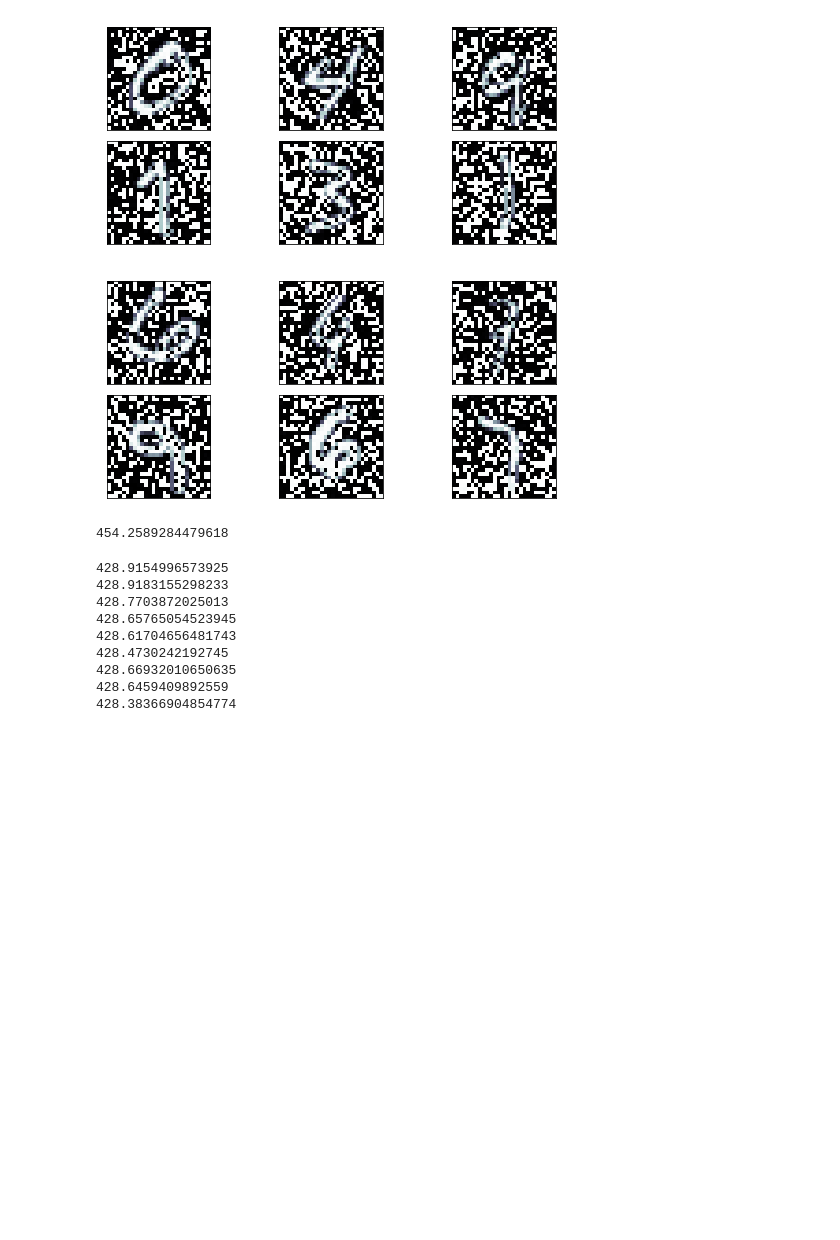
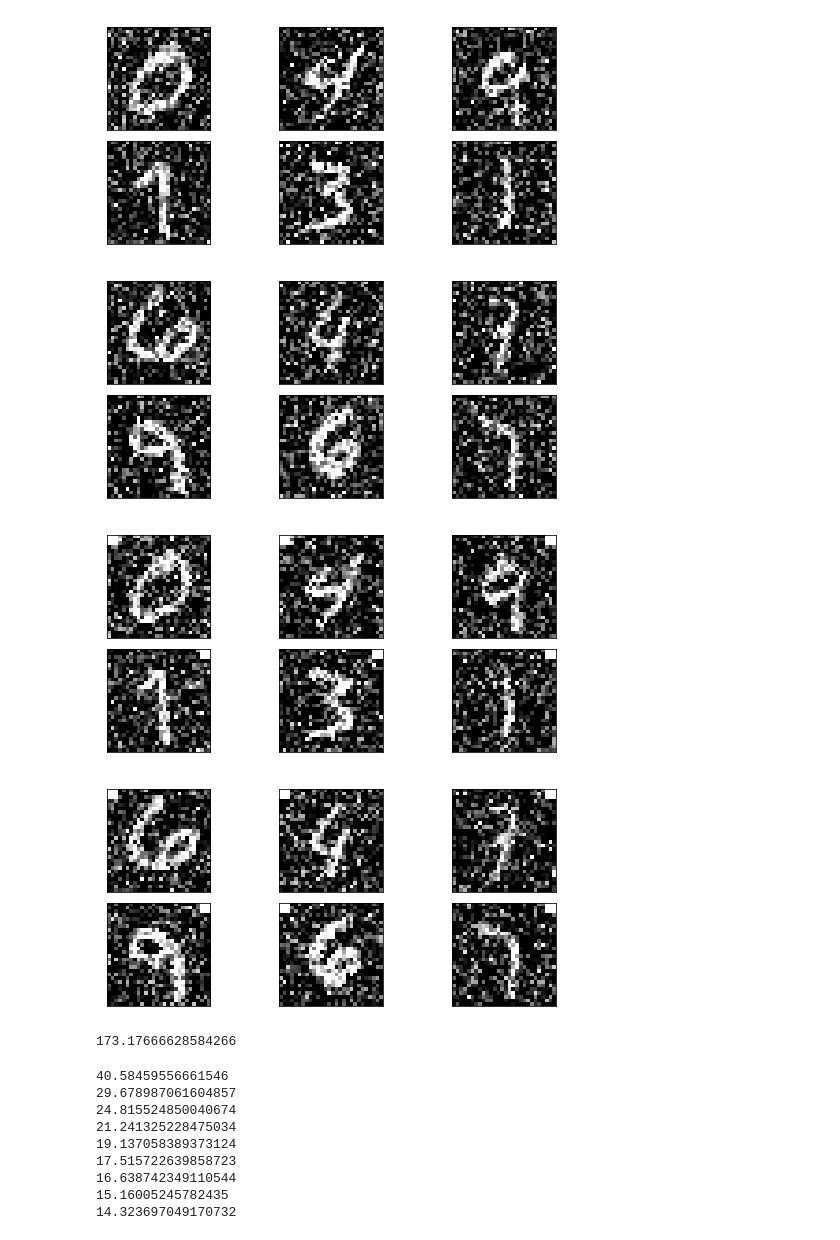
Before and after one commit to akshay-d-khare/Domain-adaptation, a Jupyter notebook: Exp_3_LinearModel_MNIST_alpha.ipynb, the cells around one changed output. Cells and saved outputs as stored; diff of their text form; code cells hidden in the pictures; blank space fills up the shorter version.

```diff
--- a/Exp_3_LinearModel_MNIST_alpha.ipynb
+++ b/Exp_3_LinearModel_MNIST_alpha.ipynb
@@ -39,4 +44,5 @@
 # %%
+alpha = 100 # taking 150 because visually makes more sense for human eye
 import numpy as np
 import matplotlib.pyplot as plt
 import torch
@@ -58,2 +74,8 @@ testset.targets[np.where(testset.targets %2 == 0)[0].tolist()] = 0
+# %%
+# Converting the data type to float in order to be able to add Gaussian noise
+trainset.data = trainset.data.type(torch.float64)
+testset.data = testset.data.type(torch.float64)
+trainset_forpatch.data = trainset_forpatch.data.type(torch.float64)
+testset_forpatch.data = testset_forpatch.data.type(torch.float64)
 # %%
 # Generating MNIST_bin(alpha)
@@ -96,33 +118,51 @@ def GaussianNoise_alpha_patch(trainset1, testset1): # Feed in the data with gaus
 # %%
 # Creating the bin data
-train_MN, test_MN = GaussianNoise_alpha(trainset, testset, 3)
-trainset.data = train_MN
-testset.data = test_MN
+train_bin, test_bin = GaussianNoise_alpha(trainset, testset, alpha)
 
 # # Creating the bin data with patches
-# train_MN_patch, test_MN_patch = GaussianNoise_alpha_patch(train_MN_bin, test_MN_bin)
-# train_MN_bin_patch = trainset
-# train_MN_bin_patch.data = train_MN_patch
-# test_MN_bin_patch = testset
-# test_MN_bin_patch.data = test_MN
+train_inter, test_inter = GaussianNoise_alpha(trainset_forpatch, testset_forpatch, alpha)
+train_bin_patch, test_bin_patch = GaussianNoise_alpha_patch(train_inter, test_inter)
+# %%
+# Converting the data type back to unit8...
+
+train_bin.data = train_bin.data.type(torch.uint8)
+test_bin.data = test_bin.data.type(torch.uint8)
+train_bin_patch.data = train_bin_patch.data.type(torch.uint8)
+test_bin_patch.data = test_bin_patch.data.type(torch.uint8)
 # %%
 # Plot random train and test images
 # Training images
 fig, axes = plt.subplots(2, 3, figsize=(9, 4),
                          subplot_kw={'xticks':[], 'yticks':[]},
                          gridspec_kw=dict(hspace=0.1, wspace=0.1))
 for i, ax in zip([1, 115, 460, 212, 130, 10020], axes.flat):
-    ax.imshow(trainset.data[i], cmap='bone')
+    ax.imshow(train_bin.data[i], cmap='gray')
+
+#Test images without patch
+fig, axes = plt.subplots(2, 3, figsize=(9, 4),
+                         subplot_kw={'xticks':[], 'yticks':[]},
+                         gridspec_kw=dict(hspace=0.1, wspace=0.1))
+for i, ax in zip([201, 115, 1500, 212, 130, 122], axes.flat):
+    ax.imshow(test_bin.data[i], cmap='gray')
+
+# Training images
+fig, axes = plt.subplots(2, 3, figsize=(9, 4),
+                         subplot_kw={'xticks':[], 'yticks':[]},
+                         gridspec_kw=dict(hspace=0.1, wspace=0.1))
+for i, ax in zip([1, 115, 460, 212, 130, 10020], axes.flat):
+    ax.imshow(train_bin_patch.data[i], cmap='gray')
 
 # Test images without patch
 fig, axes = plt.subplots(2, 3, figsize=(9, 4),
                          subplot_kw={'xticks':[], 'yticks':[]},
                          gridspec_kw=dict(hspace=0.1, wspace=0.1))
 for i, ax in zip([201, 115, 1500, 212, 130, 122], axes.flat):
-    ax.imshow(testset.data[i], cmap='bone')
+    ax.imshow(test_bin_patch.data[i], cmap='gray')
 # %% [output]
-[figure, old version]
+[figure, new version]
-[figure, old version]
+[figure, new version]
+[figure, added]
+[figure, added]
 # %%
 # Assign data to data loader
 
@@ -154,19 +234,19 @@ optimizer = optim.Adam(model.parameters(), lr = 0.001)
 # %%
 n_epochs = 10
+lmbda = 500
 
 for epochs in range(n_epochs):
 
   running_loss = 0
 
-  for batch in trainloader:
+  for batch in trainloader_patch:
     data, targets = batch
 
     optimizer.zero_grad()
 
-    output = model(data)
+    output1, output2 = model(data)
 
-    loss = loss_function(output, targets.float())
-
+    loss = loss_function(output1, targets.float()) + loss_function(output2, targets.float()) + lmbda * sl.forward(model.fc1.weight, model.fc2.weight, M)
     loss.backward()
 
     optimizer.step()
@@ -174,13 +254,13 @@ for epochs in range(n_epochs):
     running_loss += loss.item()
   print(running_loss)
 # %% [output]
-454.2589284479618
+173.17666628584266
-428.9154996573925
-428.9183155298233
-428.7703872025013
-428.65765054523945
-428.61704656481743
-428.4730242192745
-428.66932010650635
-428.6459409892559
-428.38366904854774
+40.58459556661546
+29.678987061604857
+24.815524850040674
+21.241325228475034
+19.137058389373124
+17.515722639858723
+16.638742349110544
+15.16005245782435
+14.323697049170732
```
Also changed, not shown: parts of 17 cells of this notebook.
